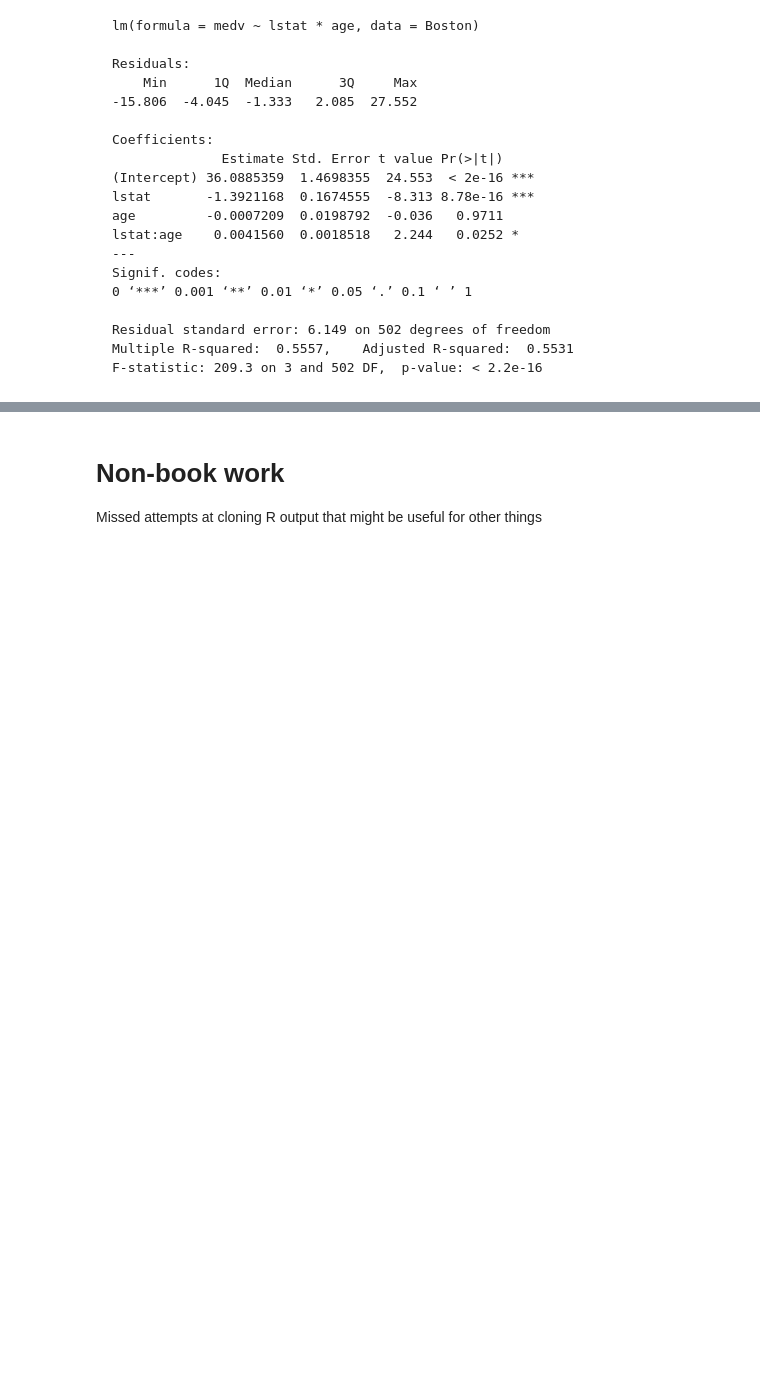
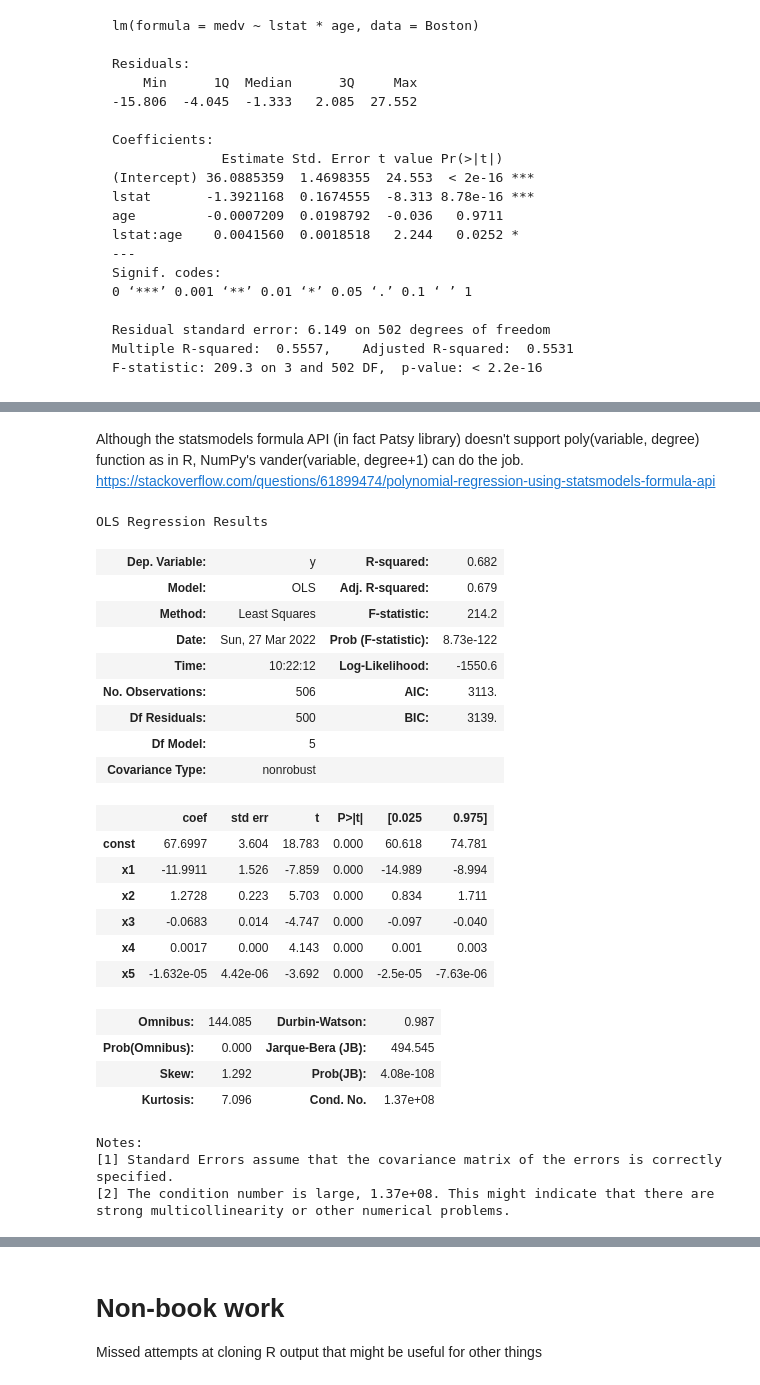
Before and after one commit to bkdevart/islr2, a Jupyter notebook: python/islr2_3.ipynb, the cells around one changed output, grey strips where cells are left out. Drawn from its saved outputs; the diff is of its cells as text; code cells hidden in the pictures; blank space fills up the shorter version.

```diff
--- a/python/islr2_3.ipynb
+++ b/python/islr2_3.ipynb
@@ -695,0 +829,35 @@ strong multicollinearity or other numerical problems.
+# %% [markdown]
+Although the statsmodels formula API (in fact Patsy library) doesn't support poly(variable, degree) function as in R, NumPy's vander(variable, degree+1) can do the job.  https://stackoverflow.com/questions/61899474/polynomial-regression-using-statsmodels-formula-api
+# %%
+from sklearn.preprocessing import PolynomialFeatures
+polynomial_features= PolynomialFeatures(degree=5)
+xp = polynomial_features.fit_transform(X)
+xp.shape
+poly_model = sm.OLS(y, xp).fit()
+poly_model.summary()
+# %% [output]
+OLS Regression Results
+| Dep. Variable: | y | R-squared: | 0.682 |
+| Model: | OLS | Adj. R-squared: | 0.679 |
+| Method: | Least Squares | F-statistic: | 214.2 |
+| Date: | Sun, 27 Mar 2022 | Prob (F-statistic): | 8.73e-122 |
+| Time: | 10:22:12 | Log-Likelihood: | -1550.6 |
+| No. Observations: | 506 | AIC: | 3113. |
+| Df Residuals: | 500 | BIC: | 3139. |
+| Df Model: | 5 |  |  |
+| Covariance Type: | nonrobust |  |  |
+|  | coef | std err | t | P>|t| | [0.025 | 0.975] |
+| const | 67.6997 | 3.604 | 18.783 | 0.000 | 60.618 | 74.781 |
+| x1 | -11.9911 | 1.526 | -7.859 | 0.000 | -14.989 | -8.994 |
+| x2 | 1.2728 | 0.223 | 5.703 | 0.000 | 0.834 | 1.711 |
+| x3 | -0.0683 | 0.014 | -4.747 | 0.000 | -0.097 | -0.040 |
+| x4 | 0.0017 | 0.000 | 4.143 | 0.000 | 0.001 | 0.003 |
+| x5 | -1.632e-05 | 4.42e-06 | -3.692 | 0.000 | -2.5e-05 | -7.63e-06 |
+| Omnibus: | 144.085 | Durbin-Watson: | 0.987 |
+| Prob(Omnibus): | 0.000 | Jarque-Bera (JB): | 494.545 |
+| Skew: | 1.292 | Prob(JB): | 4.08e-108 |
+| Kurtosis: | 7.096 | Cond. No. | 1.37e+08 |
+Notes:
+[1] Standard Errors assume that the covariance matrix of the errors is correctly specified.
+[2] The condition number is large, 1.37e+08. This might indicate that there are
+strong multicollinearity or other numerical problems.
```
Also changed, not shown: parts of 15 cells of this notebook, 2 other files.
